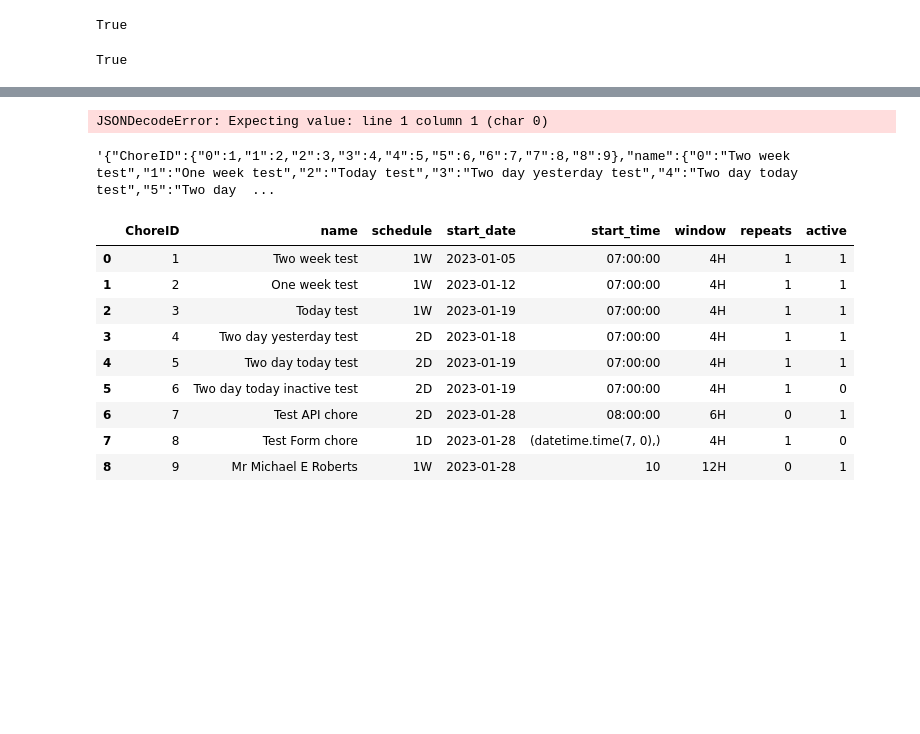
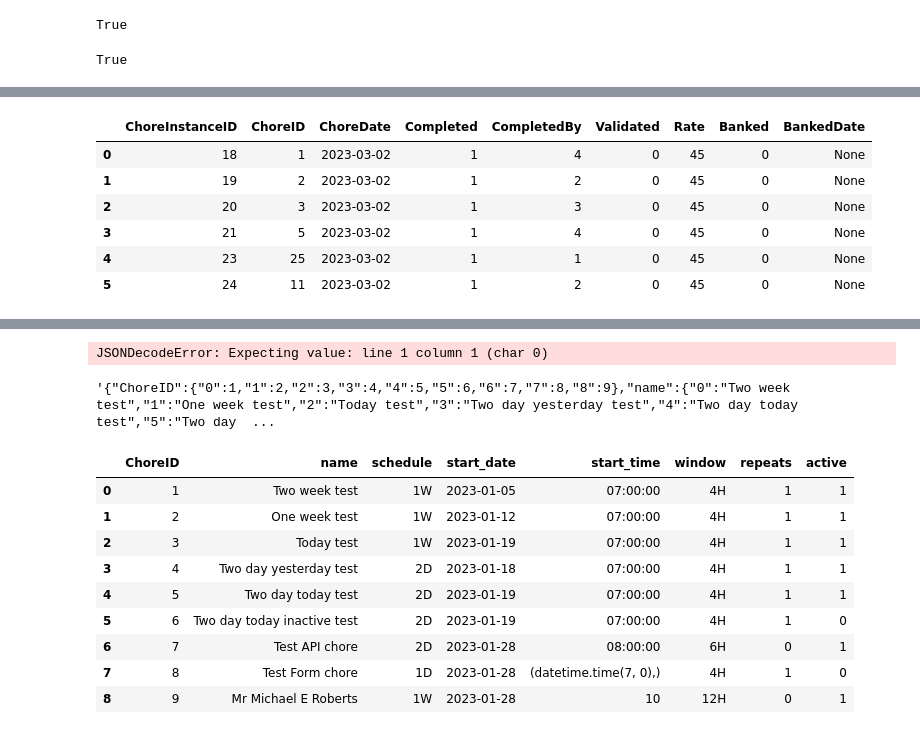
Before and after one commit to gorbynet/ChoreTracker, a Jupyter notebook: api_test.ipynb, the cells around one changed output, grey strips where cells are left out. Saved outputs shown, nothing was run; the diff lists cells and outputs as text; code cells hidden in the pictures; blank space fills up the shorter version.

```diff
--- a/api_test.ipynb
+++ b/api_test.ipynb
@@ -49,0 +75,17 @@ utils.get_people()
+# %%
+ChoreID=25
+chore_date = dt.datetime.now()
+
+utils.query_db(
+                f"""
+                select * from choreinstances where ChoreDate='{chore_date.date()}'
+                """
+            )
+# %% [output]
+|  | ChoreInstanceID | ChoreID | ChoreDate | Completed | CompletedBy | Validated | Rate | Banked | BankedDate |
+| 0 | 18 | 1 | 2023-03-02 | 1 | 4 | 0 | 45 | 0 | None |
+| 1 | 19 | 2 | 2023-03-02 | 1 | 2 | 0 | 45 | 0 | None |
+| 2 | 20 | 3 | 2023-03-02 | 1 | 3 | 0 | 45 | 0 | None |
+| 3 | 21 | 5 | 2023-03-02 | 1 | 4 | 0 | 45 | 0 | None |
+| 4 | 23 | 25 | 2023-03-02 | 1 | 1 | 0 | 45 | 0 | None |
+| 5 | 24 | 11 | 2023-03-02 | 1 | 2 | 0 | 45 | 0 | None |
```
Also changed, not shown: parts of 8 cells of this notebook, 5 other files.
